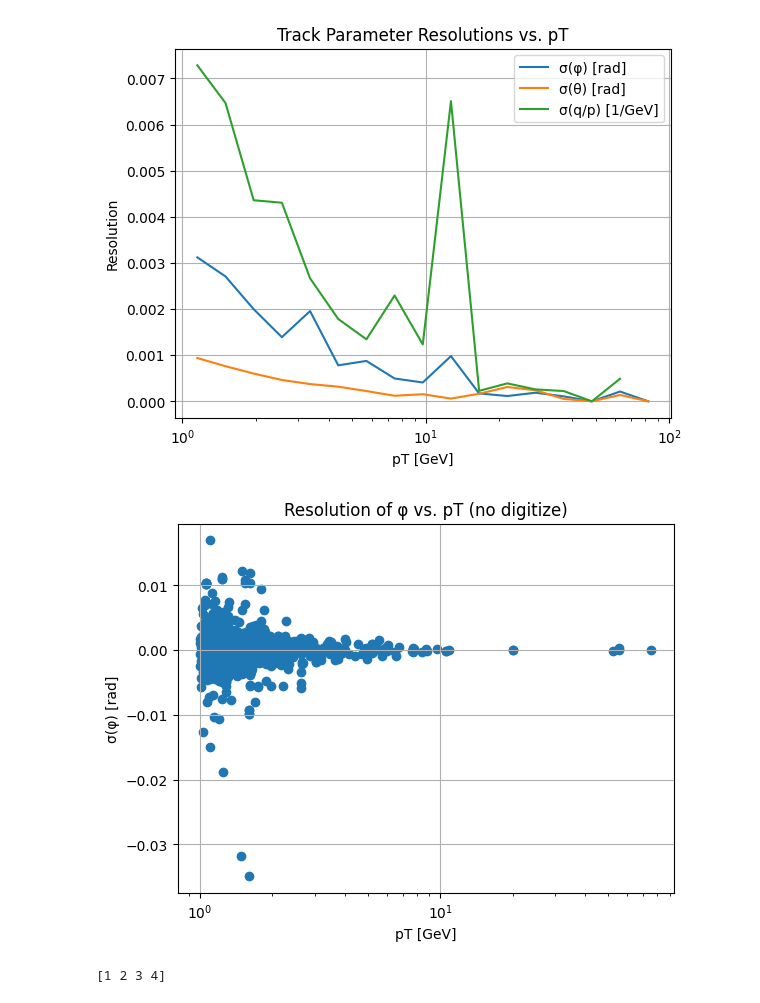
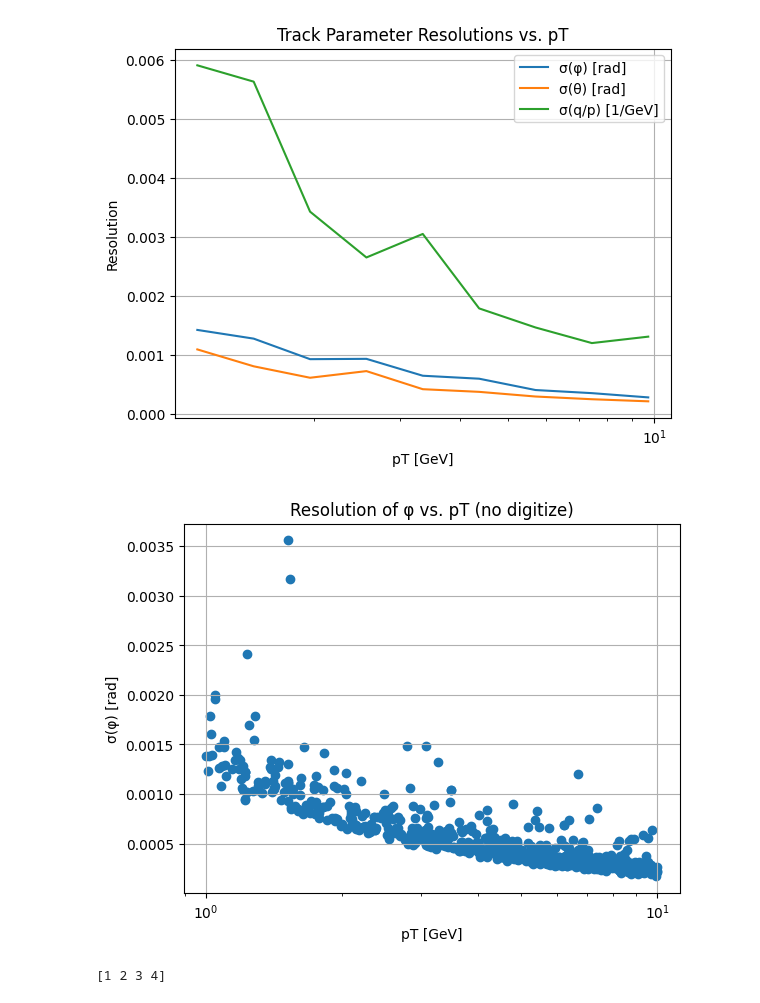
Before and after one commit to dlai211/iris-hep-log, a Jupyter notebook: analysis.ipynb, the cells around one changed output. Saved outputs shown, nothing was run; the diff lists cells and outputs as text; code cells hidden in the pictures.

```diff
--- a/analysis.ipynb
+++ b/analysis.ipynb
@@ -4,7 +4,7 @@ import awkward as ak
 import matplotlib.pyplot as plt
 import numpy as np
 
-file = uproot.open("/data/jlai/iris-hep/output/tracksummary_ckf.root")
+file = uproot.open("/data/jlai/iris-hep/odd_output/tracksummary_ckf.root")
 tree = file["tracksummary"]
 tree.keys()
 # %% [output]
@@ -52,20 +126,20 @@ plt.grid(True)
 plt.legend()
 plt.show()
 # %% [output]
-[figure, old version]
+[figure, new version]
 # %%
 pt = ak.flatten(tree["t_pT"].arrays(library="ak")["t_pT"])
-res_phi = ak.flatten(tree["res_ePHI_fit"].arrays(library="ak")["res_ePHI_fit"])
+res_phi = ak.flatten(tree["err_ePHI_fit"].arrays(library="ak")["err_ePHI_fit"])
 
 plt.scatter(pt, res_phi)
 plt.xscale("log")
 plt.xlabel("pT [GeV]")
 plt.ylabel("σ(φ) [rad]")
 plt.title("Resolution of φ vs. pT (no digitize)")
 plt.grid(True)
 plt.show()
 # %% [output]
-[figure, old version]
+[figure, new version]
 # %%
 values = np.array([1.5, 2.2, 4.8, 6.0])
 bins = np.array([0, 2, 4, 6])
```
Also changed, not shown: parts of 2 cells of this notebook, 20 other files.
